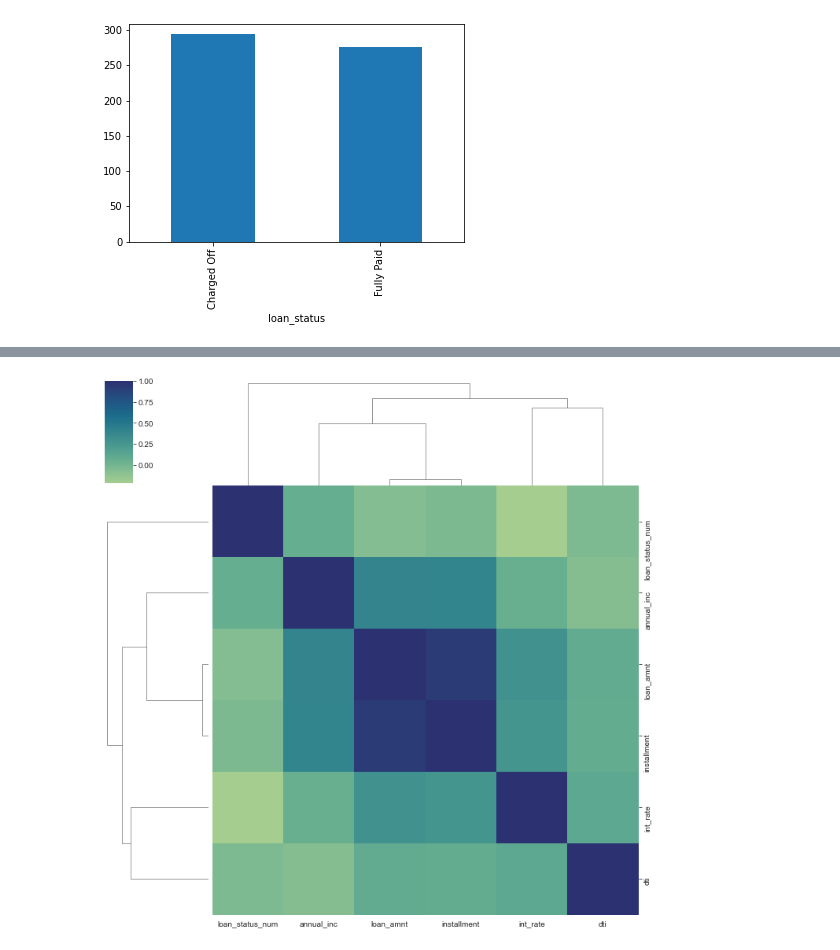
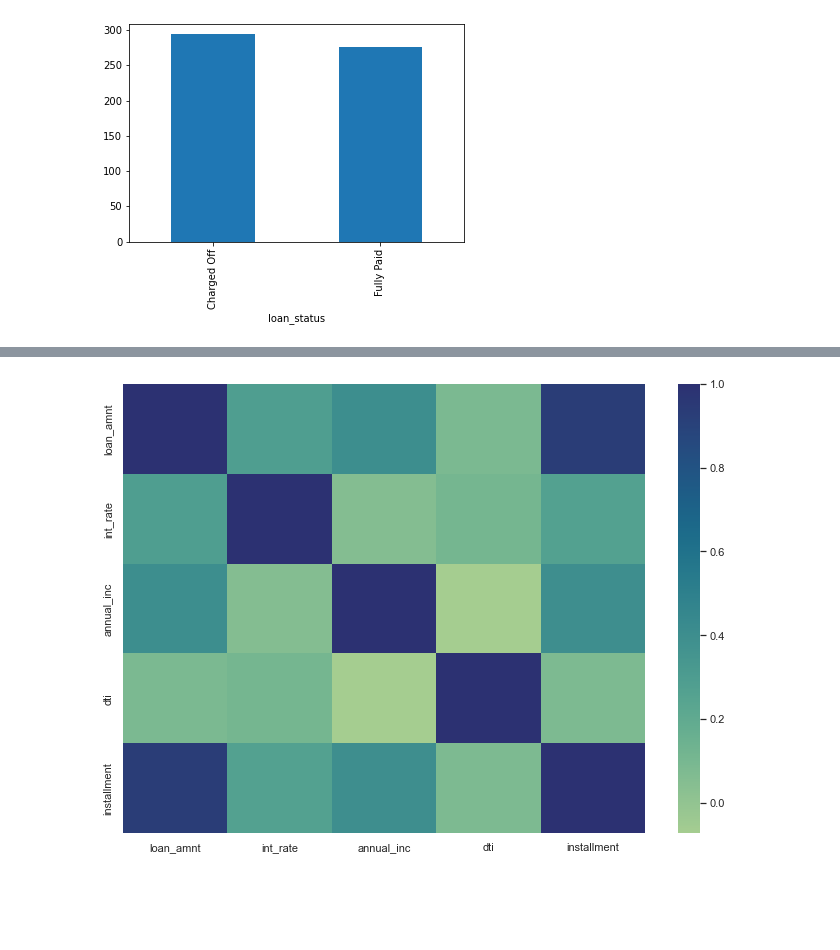
Before and after one commit to vishvmitra/LendingClubCaseStudy, a Jupyter notebook: Group_Facilitator_Vishvmitra_Belsare.ipynb, the cells around one changed output, grey strips where cells are left out. Cells and saved outputs as stored; diff of their text form; code cells hidden in the pictures; blank space fills up the shorter version.

```diff
--- a/Group_Facilitator_Vishvmitra_Belsare.ipynb
+++ b/Group_Facilitator_Vishvmitra_Belsare.ipynb
@@ -461,7 +461,10 @@ for col_name in continuous_cols:
 [figure]
 # %%
 ## Bivariate Analysis
+
+## Data formatting - setting ChargedOff to 0 and Fully Paid to 1 as enum value in new column
 final_loan_data['loan_status_num'] = final_loan_data['loan_status'].apply(lambda x: 0 if x=='Charged Off' else 1)
+final_loan_data['loan_status_num'] = final_loan_data['loan_status_num'].astype(int)
 final_loan_data.head()
 # %% [output]
 |  | loan_amnt | term | int_rate | installment | grade | sub_grade | emp_length | home_ownership | annual_inc | ... |
@@ -472,7 +475,7 @@ final_loan_data.head()
 | 4 | 5000 | 36 months | 7.90 | 156.46 | A | A4 | 3 years | RENT | 36000.0 | ... |
 # %%
 sns.set_style("whitegrid")
-sns.clustermap(data=final_loan_data.corr(), cmap='crest', figsize=(10,10))
+sns.heatmap(data=final_loan_data[continuous_cols].corr(), cmap='crest')
 plt.show()
 # %% [output]
-[figure, old version]
+[figure, new version]
```
Also changed, not shown: parts of 3 cells of this notebook.
